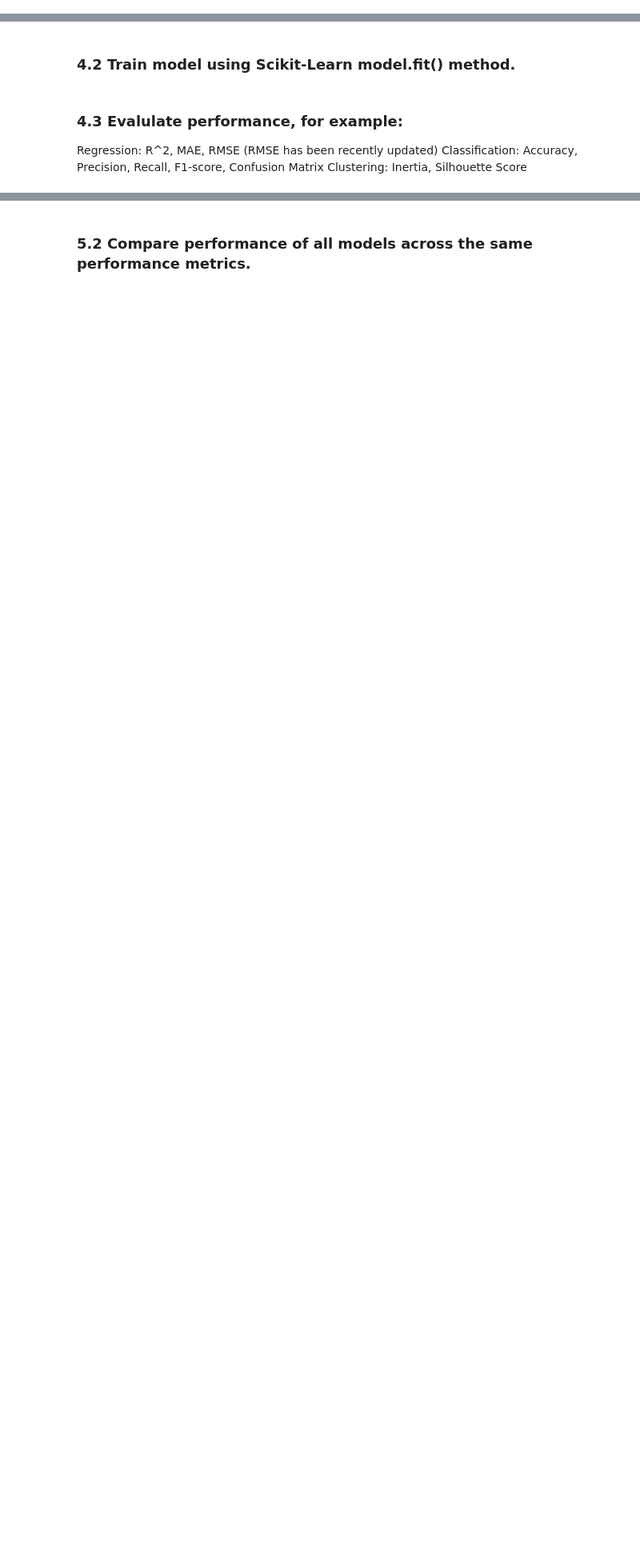
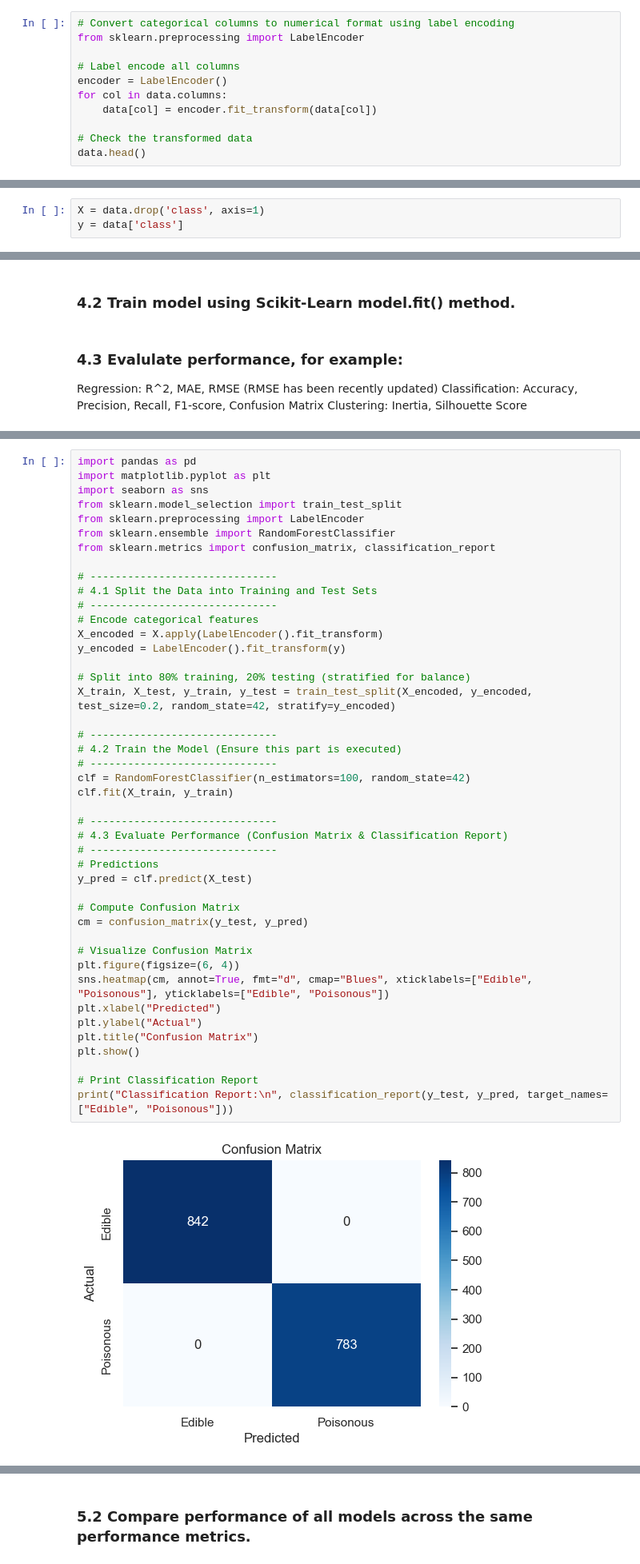
Before and after one commit to katehuntsman/midterm, a Jupyter notebook: classification.ipynb, the cells around one changed output, grey strips where cells are left out. Shown at 80% size. Drawn from its saved outputs; the diff is of its cells as text; blank space fills up the shorter version.

```diff
--- a/classification.ipynb
+++ b/classification.ipynb
@@ -80,0 +192,11 @@ display(data.head())
+# %%
+# Convert categorical columns to numerical format using label encoding
+from sklearn.preprocessing import LabelEncoder
+
+# Label encode all columns
+encoder = LabelEncoder()
+for col in data.columns:
+    data[col] = encoder.fit_transform(data[col])
+
+# Check the transformed data
+data.head()
@@ -108,5 +242,8 @@ print("Selected Features:", selected_features)
 ### 3.2 Define X and y
 Assign input features to X
 Assign target variable to y (as applicable)
+# %%
+X = data.drop('class', axis=1)
+y = data['class']
 # %% [markdown]
 ### Reflection 3: Why did you choose these features? How might they impact predictions or accuracy?
@@ -143,0 +261,46 @@ Clustering: Inertia, Silhouette Score
+# %%
+import pandas as pd
+import matplotlib.pyplot as plt
+import seaborn as sns
+from sklearn.model_selection import train_test_split
+from sklearn.preprocessing import LabelEncoder
+from sklearn.ensemble import RandomForestClassifier
+from sklearn.metrics import confusion_matrix, classification_report
+
+# ------------------------------
+# 4.1 Split the Data into Training and Test Sets
+# ------------------------------
+# Encode categorical features
+X_encoded = X.apply(LabelEncoder().fit_transform)
+y_encoded = LabelEncoder().fit_transform(y)
+
+# Split into 80% training, 20% testing (stratified for balance)
+X_train, X_test, y_train, y_test = train_test_split(X_encoded, y_encoded, test_size=0.2, random_state=42, stratify=y_encoded)
+
+# ------------------------------
+# 4.2 Train the Model (Ensure this part is executed)
+# ------------------------------
+clf = RandomForestClassifier(n_estimators=100, random_state=42)
+clf.fit(X_train, y_train)
+
+# ------------------------------
+# 4.3 Evaluate Performance (Confusion Matrix & Classification Report)
+# ------------------------------
+# Predictions
+y_pred = clf.predict(X_test)
+
+# Compute Confusion Matrix
+cm = confusion_matrix(y_test, y_pred)
+
+# Visualize Confusion Matrix
+plt.figure(figsize=(6, 4))
+sns.heatmap(cm, annot=True, fmt="d", cmap="Blues", xticklabels=["Edible", "Poisonous"], yticklabels=["Edible", "Poisonous"])
+plt.xlabel("Predicted")
+plt.ylabel("Actual")
+plt.title("Confusion Matrix")
+plt.show()
+
+# Print Classification Report
+print("Classification Report:\n", classification_report(y_test, y_pred, target_names=["Edible", "Poisonous"]))
+# %% [output]
+[figure, added]
```
Also changed, not shown: parts of 31 cells of this notebook, 2 other files.
